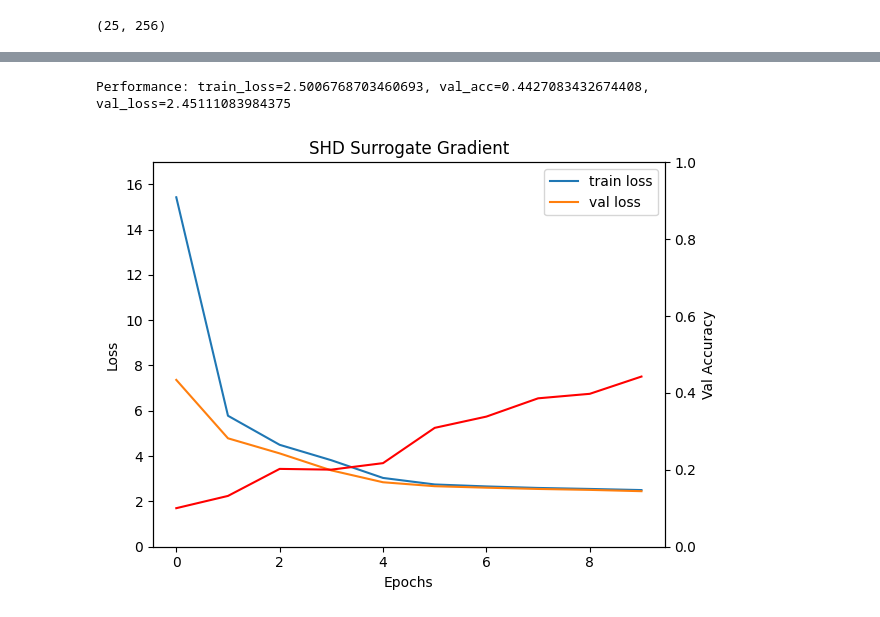
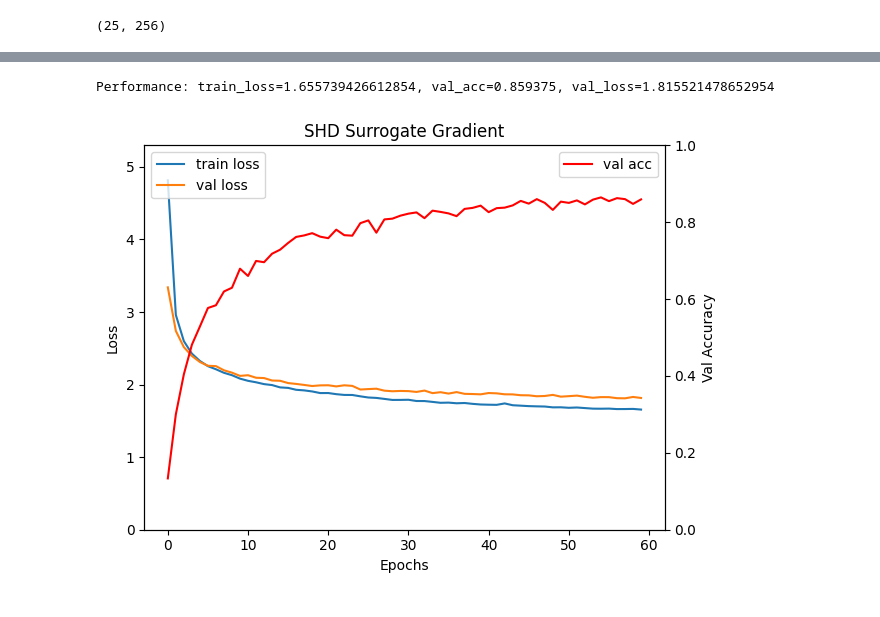
Before and after one commit to florian6973/btt-spyx, a Jupyter notebook: shd.ipynb, the cells around one changed output, grey strips where cells are left out. Cells and saved outputs as stored; diff of their text form; code cells hidden in the pictures.

```diff
--- a/shd.ipynb
+++ b/shd.ipynb
@@ -32,25 +36,25 @@ shd_dl = spyx.loaders.SHD_loader(256,128,128)
 key = jax.random.PRNGKey(0)
 x,y = shd_dl.train_epoch(key)
 # %%
-from lif_light import LeakyLinear, RecurrentLIFLight
+# from lif_light import LeakyLinear, RecurrentLIFLight
 
 
 def lsnn_shd(x, state=None):
     # x = hk.BatchApply(hk.Linear(64))(x)
     print("x_input", x.shape)
-    n_rec = 100
+    n_rec = 400
     tau = 20
     dt = 1
     core = hk.DeepRNN([
         hk.Linear(n_rec),
         RecurrentLIFLight(n_rec,
             tau=tau,
-            thr=0.62,
+            thr=0.8,#0.9,#0.62,
             dt=dt,
             dtype=jnp.float32,
             dampening_factor=0.3,
             tau_adaptation=500,
-            beta=0.07 * jnp.zeros(n_rec),
+            beta=0.07 * jnp.ones(n_rec),
             tag='',
             stop_gradients=True,
             w_rec_init=None,
@@ -64,7 +68,7 @@ def lsnn_shd(x, state=None):
     # if state is None:
     #     state = core.initial_state(batch_size)
     # spikes, hiddens = core(x, state)#core.initial_state(1)
-    spikes, hiddens = hk.dynamic_unroll(core, x, core.initial_state(x.shape[0]), time_major=False, unroll=16) # unroll our model.
+    spikes, hiddens = hk.dynamic_unroll(core, x, core.initial_state(x.shape[0]), time_major=False, unroll=128)#16) # unroll our model.
 
     return spikes, hiddens
 # %%
@@ -90,7 +94,8 @@ iin (1, 100)
 def gd(SNN, params, dl, epochs=300, schedule=3e-4):
 
     # We use optax for our optimizer.
-    opt = optax.lion(learning_rate=schedule)
+#     opt = optax.lion(learning_rate=schedule)
+    opt = optax.adam(learning_rate=schedule)
 
     Loss = spyx.fn.integral_crossentropy()
     Acc = spyx.fn.integral_accuracy()
@@ -100,7 +105,7 @@ def gd(SNN, params, dl, epochs=300, schedule=3e-4):
     grad_params = params
 
     # define and compile our eval function that computes the loss for our SNN
-    # @jax.jit
+    @jax.jit
     def net_eval(weights, events, targets):
         readout = SNN.apply(weights, events)
         traces, V_f = readout
@@ -112,7 +117,7 @@ def gd(SNN, params, dl, epochs=300, schedule=3e-4):
     rng = jax.random.PRNGKey(0)
 
     # compile the meat of our training loop for speed
-    # @jax.jit
+    @jax.jit
     def train_step(state, data):
         # unpack the parameters and optimizer state
         grad_params, opt_state = state
@@ -129,7 +134,7 @@ def gd(SNN, params, dl, epochs=300, schedule=3e-4):
 
     # For validation epochs, do the same as before but compute the
     # accuracy, predictions and losses (no gradients needed)
-    # @jax.jit
+    @jax.jit
     def eval_step(grad_params, data):
         # unpack our data
         events, targets = data
@@ -174,6 +179,8 @@ def gd(SNN, params, dl, epochs=300, schedule=3e-4):
             val_data.obs.shape[0]# len
         )
 
+        print(val_metrics)
+
 
         return end_state, jnp.concatenate([jnp.expand_dims(jnp.mean(train_loss),0), jnp.mean(val_metrics, axis=0)])
     # end epoch
@@ -192,6 +199,6 @@ def gd(SNN, params, dl, epochs=300, schedule=3e-4):
     # return our final, optimized network.
     return final_params, metrics
 # %%
-grad_params, metrics = gd(SNN, params, shd_dl, epochs=10) # this takes a minute or two to compile on Colab because of weak CPU compute.
+grad_params, metrics = gd(SNN, params, shd_dl, epochs=60) # this takes a minute or two to compile on Colab because of weak CPU compute.
 # %% [output]
 x_input (256, 128, 128)
@@ -201,30 +232,30 @@ iin (256, 100)
 # %%
 print("Performance: train_loss={}, val_acc={}, val_loss={}".format(*metrics[-1]))
 
 # plt.plot(metrics, label=["train loss", "val acc", "val loss"])
 # dual axis
 fig, ax1 = plt.subplots()
 ax1.plot(metrics[:,0], label="train loss")
 ax1.plot(metrics[:,2], label="val loss")
-ax1.legend()
+ax1.legend(loc='upper left')
 ax1.set_xlabel("Epochs")
 ax1.set_ylabel("Loss")
 ax1.set_ylim(0, max(np.max(metrics[:,0]), np.max(metrics[:,2]))*1.1)
 ax2 = ax1.twinx()
 ax2.plot(metrics[:,1], label="val acc", color='r')
 ax2.set_ylabel("Val Accuracy")
 ax2.set_ylim(0,1)
-# ax2.legend()
+ax2.legend()
 
 
 
 
 plt.title("SHD Surrogate Gradient")
 plt.tight_layout()
 plt.show()
 # %% [output]
-Performance: train_loss=2.5006768703460693, val_acc=0.4427083432674408, val_loss=2.45111083984375
+Performance: train_loss=1.655739426612854, val_acc=0.859375, val_loss=1.815521478652954
-[figure, old version]
+[figure, new version]
 # %%
 def test_gd(SNN, params, dl):
 
```
Also changed, not shown: parts of 9 cells of this notebook, 4 other files.
